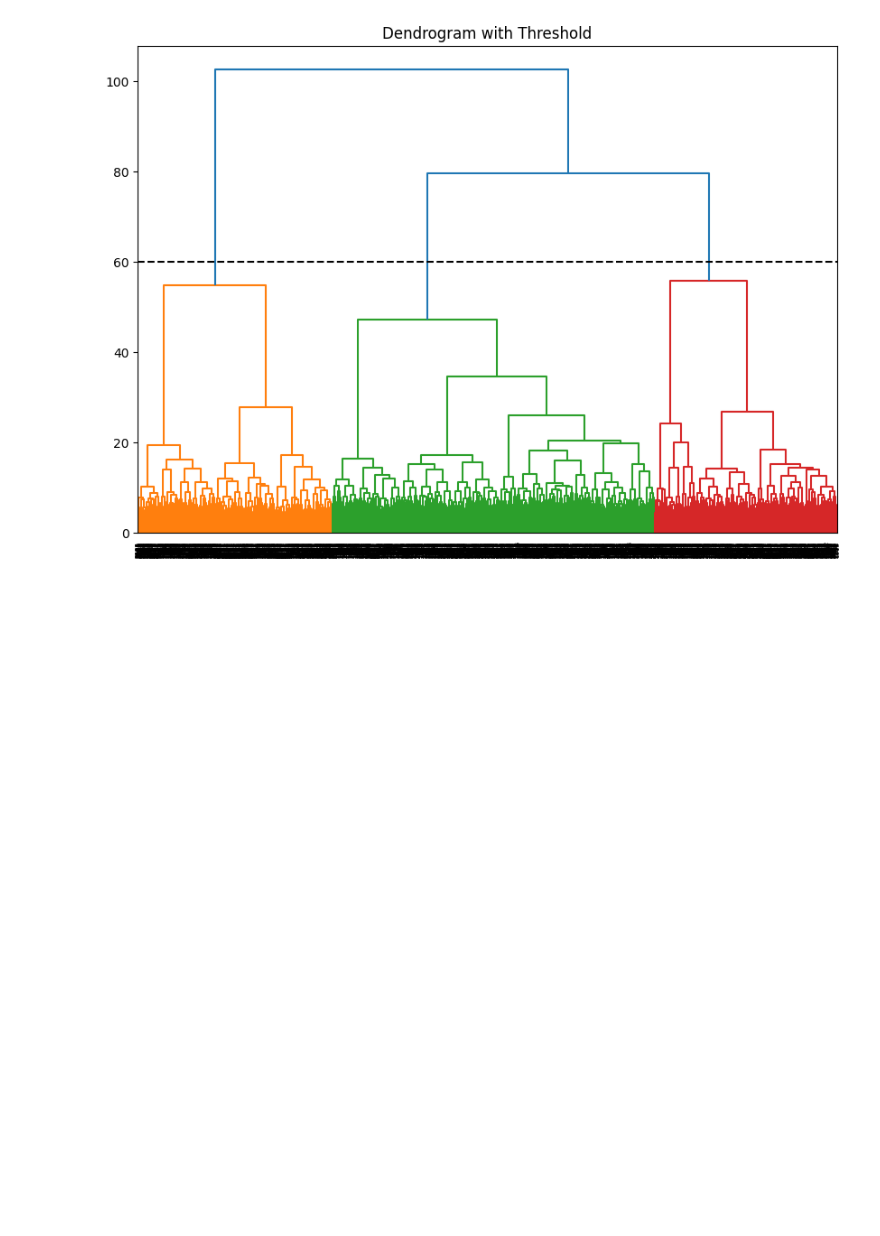
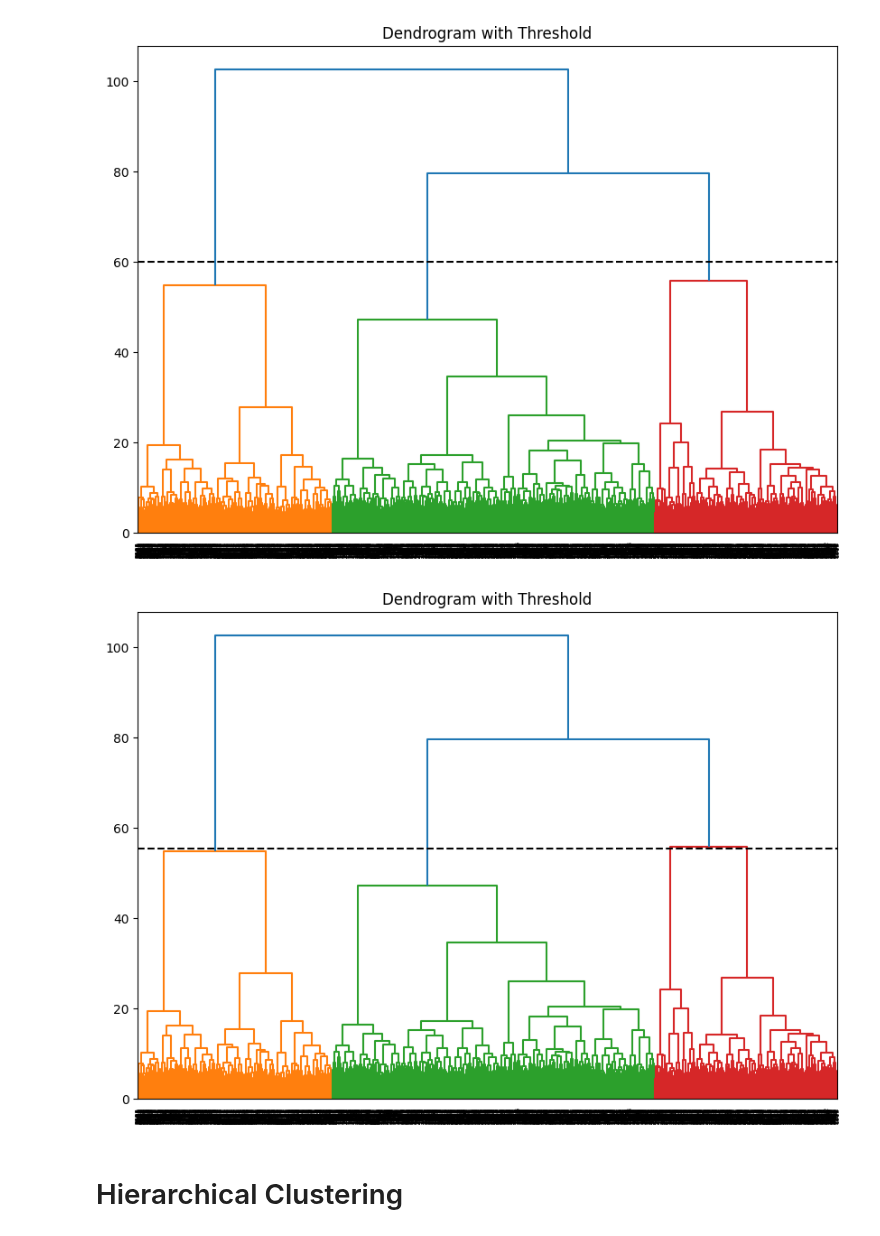
Before and after one commit to mawada-sweis/Clustering-Analysis, a Jupyter notebook: models/hierarchical_model.ipynb, the cells around one changed output. Drawn from its saved outputs; the diff is of its cells as text; code cells hidden in the pictures; blank space fills up the shorter version.

Commit message:
hierarchy Clustering after and before reduction

```diff
--- a/models/hierarchical_model.ipynb
+++ b/models/hierarchical_model.ipynb
@@ -8,3 +17,4 @@ import hierarchical_model as HRM
 # %%
-minmax_data_scaled = pd.read_csv('../data/processed/data_scaled_minmax.csv')
+# Load the data selected
+dataset = pd.read_csv('../data/processed/data_scaled_minmax.csv')
 # %% [markdown]
@@ -20,5 +30,5 @@ HRM.plot_dendrogram_all_methods(minmax_data_scaled)
 # %% [markdown]
 The *ward method* is the most appropriate dendrograms, **I will chose it since it is more readable.**
 # %%
-# Calculate the linkage matrix by the ward metric and display its dwndrogram
-ward_linkage_matrix = HRM.display_dendrogram(minmax_data_scaled, 'ward')
+# Calculate the linkage matrix by the ward metric
+ward_linkage = HRM.get_linkage(dataset, 'ward')
@@ -35,2 +47,9 @@ HRM.plot_thresholded_dendrogram(ward_linkage_matrix, 60)
 # %% [output]
 [figure]
+# %%
+# Display the dendrogram with the threshould cutting at 55.5
+HRM.plot_thresholded_dendrogram(ward_linkage, 55.5)
+# %% [output]
+[figure, added]
+# %% [markdown]
+# Hierarchical Clustering
```
Also changed, not shown: parts of 35 cells of this notebook, 1 other file.
